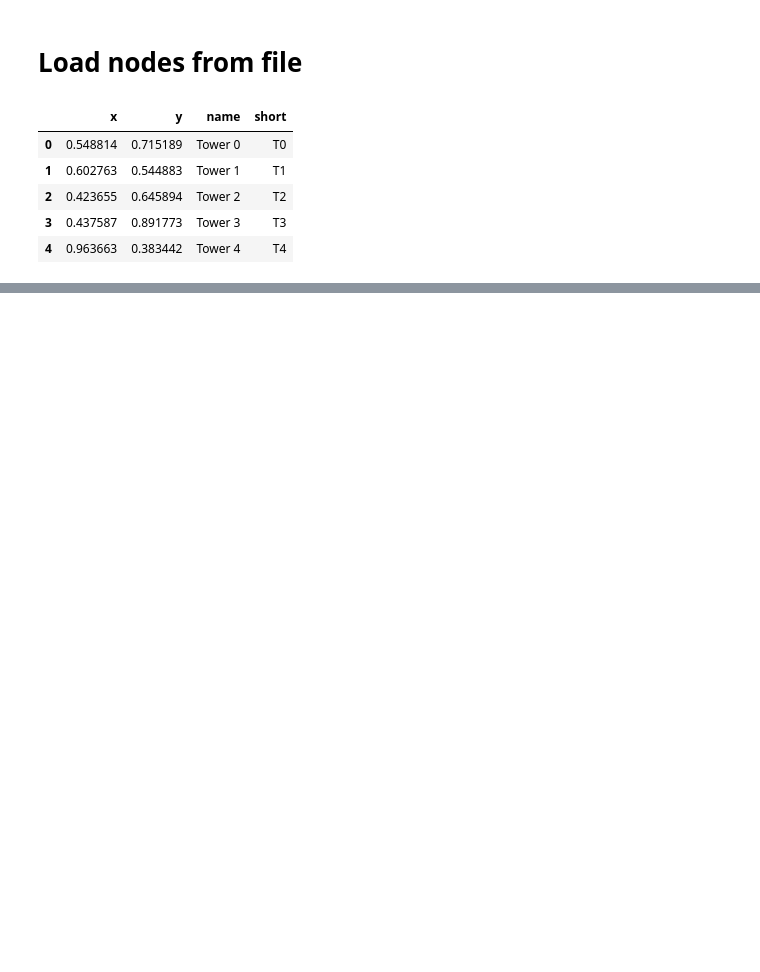
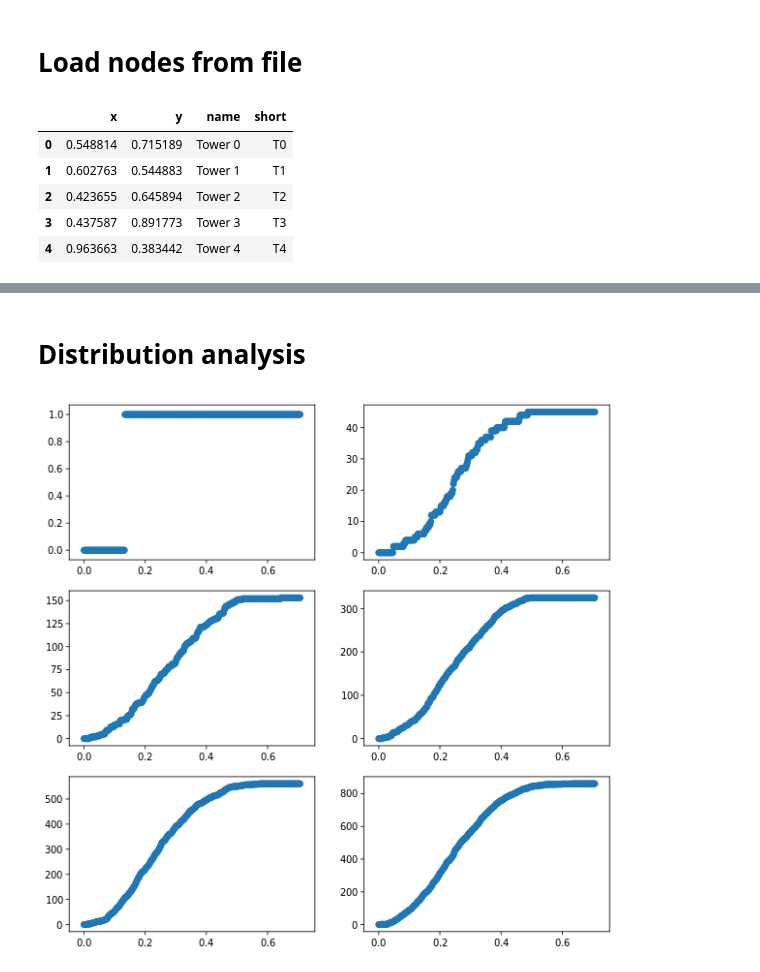
Before and after one commit to fstovarr/stochastic-models, a Jupyter notebook: graphs-project/graph.ipynb, the cells around one changed output, grey strips where cells are left out. Drawn from its saved outputs; the diff is of its cells as text; code cells hidden in the pictures; blank space fills up the shorter version.

```diff
--- a/graphs-project/graph.ipynb
+++ b/graphs-project/graph.ipynb
@@ -281 +271,20 @@ Direction {'deg': 172, 'rad': 3.0019663134302466}, position: {'x': 0, 'y': 0}
 [figure]
+# %% [markdown]
+# Distribution analysis
+# %%
+data = []
+for vertices in range(2, 50, 2):
+    antennas = [(rd.random(), rd.random()) for i in range(vertices)]
+    for p in np.arange(0, sqrt(2)/2, 0.002):
+        edges = 0
+        for i, a in enumerate(antennas):
+            for j in range(i):
+                edges += 1 if GraphHelper.calc_distance(antennas[i], antennas[j]) <= p*2 else 0
+        data.append([vertices, p, edges])
+# %%
+data = np.array(data)
+fig, axs = plt.subplots(3, 2, figsize=(10, 10))
+for i, v in enumerate(np.arange(2, 50, 8)):
+    axs[i // 2][i % 2].scatter(data[data[:, 0] == v][:, 1], data[data[:, 0] == v][:, 2])
+# %% [output]
+[figure, added]
```
Also changed, not shown: parts of 19 cells of this notebook, 10 other files.
